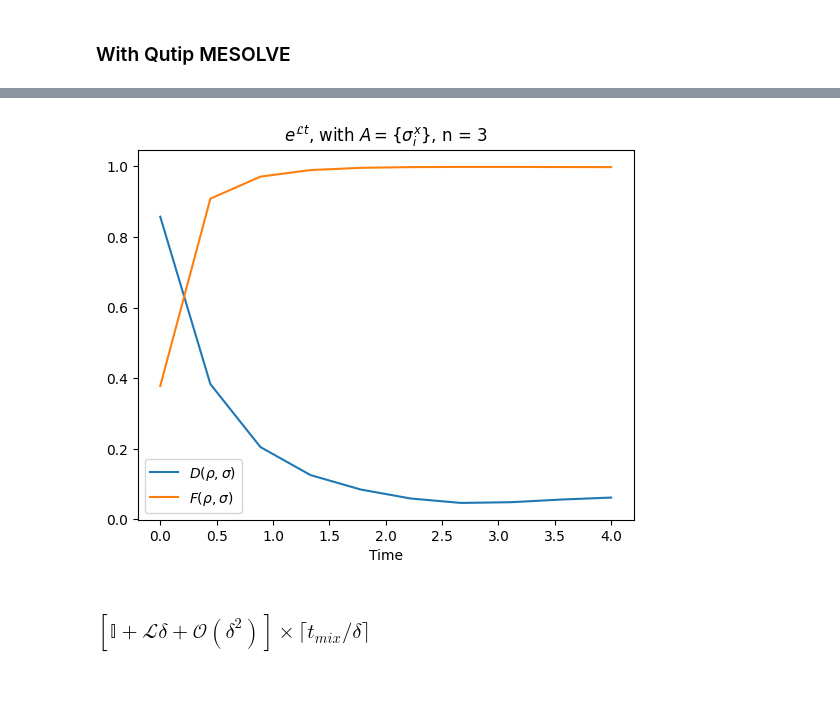
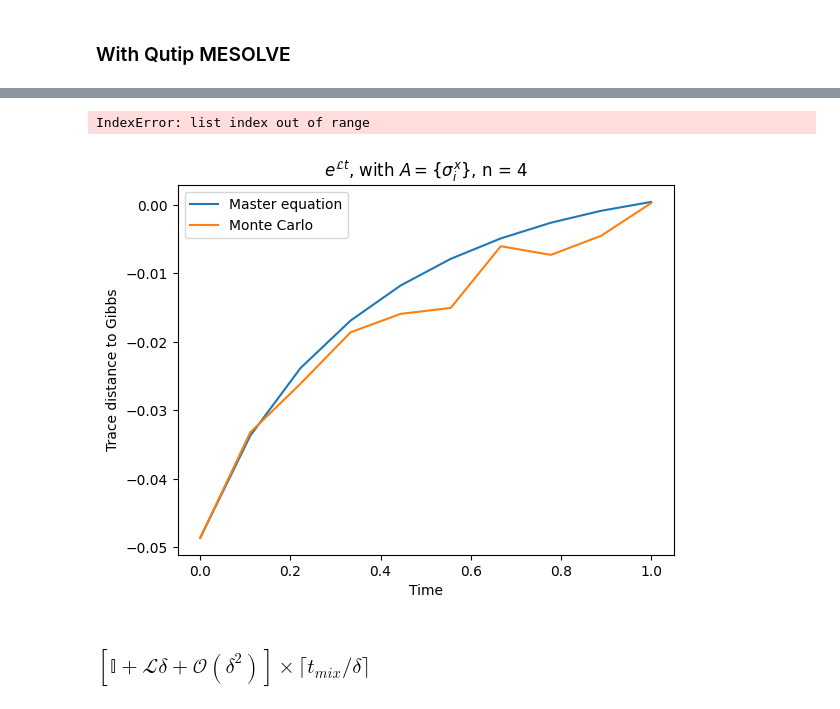
Before and after one commit to tembence/QuantumFurnace.jl, a Jupyter notebook: mix_n_gibbs.ipynb, the cells around one changed output, grey strips where cells are left out. Drawn from its saved outputs; the diff is of its cells as text; code cells hidden in the pictures.

```diff
--- a/mix_n_gibbs.ipynb
+++ b/mix_n_gibbs.ipynb
@@ -108,6 +114,9 @@ def fid_with_gibbs(t, state):
     # print(f'Fidelity with Gibbs at time {t} is {fid}')
     return fid
 
+obs  = qt.tensor([qt.sigmax() for _ in range(num_qubits)]).full() #! Undo for Gibbs
+obs = qt.tensor([qt.sigmax(), qt.qeye(2), qt.sigmaz(), qt.sigmax()]).full()
+
 all_oft_jump_ops = []
 for i in range(len(x_jump_ops)):
     jump_op = x_jump_ops[i]
@@ -117,7 +126,11 @@ for i in range(len(x_jump_ops)):
         all_oft_jump_ops.append(qt.Qobj(oft_op))
 
 no_H = qt.qeye(2**num_qubits)
-times = np.linspace(0.0, mix_time, 10)
-result_qt = qt.mesolve(no_H, qt.Qobj(initial_dm), times, all_oft_jump_ops,
-                       e_ops=[trdist_to_gibbs, fid_with_gibbs], options=qt.Options(store_states=True))
+timesteps = 10
+times = np.linspace(0.0, mix_time, timesteps)
+t0 = time.time()
+result_qt = qt.mesolve(no_H, qt.Qobj(initial_state), times, all_oft_jump_ops,
+                       qt.Qobj(obs), options=qt.Options(store_states=True))
+print(f'Qutip ME {time.time() - t0} seconds, num qubits {num_qubits}, num Lindblad ops {len(all_oft_jump_ops)}, time steps {timesteps}')
+#4q - 20s
 # %% [output]
@@ -124,0 +138,17 @@ KeyboardInterrupt:
+# %%
+
+all_oft_jump_ops = []
+for i in range(len(x_jump_ops)):
+    jump_op = x_jump_ops[i]
+    for phase in N_labels:
+        energy = 2 * np.pi * phase / N
+        oft_op = oft(jump_op, phase, N, sigma, hamiltonian)
+        all_oft_jump_ops.append(qt.Qobj(oft_op))
+
+no_H = qt.qeye(2**num_qubits)
+timesteps = 10
+times = np.linspace(0.0, mix_time, timesteps)
+t0 = time.time()
+mc_result = qt.mcsolve(no_H, qt.Qobj(initial_state), times, all_oft_jump_ops,
+                       e_ops=[qt.Qobj(obs)], options=qt.Options(store_states=True, ntraj=3000))
+print(f'Qutip MC {time.time() - t0} seconds, num qubits {num_qubits}, num Lindblad ops {len(all_oft_jump_ops)}, time steps {timesteps}')
@@ -131,13 +198,26 @@ Last fid value is (0.9976526882717122+0j)
+# %%
+print(mc_result.expect[0])
+# %% [output]
+IndexError: list index out of range
 # %%
+# plot mc and me results
 plt.figure()
 plt.title(f'$e^{{\mathcal{{L}}t}}$, with $A = \{{\sigma_i^x\}}$, n = {num_qubits}')
 plt.plot(times, result_qt.expect[0])
-plt.plot(times, result_qt.expect[1])
+plt.plot(times, mc_result.expect[0])
 plt.xlabel('Time')
-plt.legend(("$D(\\rho, \sigma)$", "$F(\\rho, \sigma)$"))
+plt.ylabel('Trace distance to Gibbs')
+plt.legend(('Master equation', 'Monte Carlo'))
 plt.show()
+
+
+# plt.plot(times, result_qt.expect[0])
+# plt.plot(times, result_qt.expect[1])
+# plt.xlabel('Time')
+# plt.legend(("$D(\\rho, \sigma)$", "$F(\\rho, \sigma)$"))
+# plt.show()
 # %% [output]
-[figure, old version]
+[figure, new version]
 # %% [markdown]
 ### $\left[ \mathbb{I} + \mathcal{L}\delta + \mathcal{O}(\delta^2) \right] \times \lceil t_{mix} / \delta \rceil$
 # %%
```
Also changed, not shown: parts of 8 cells of this notebook, 9 other files.
